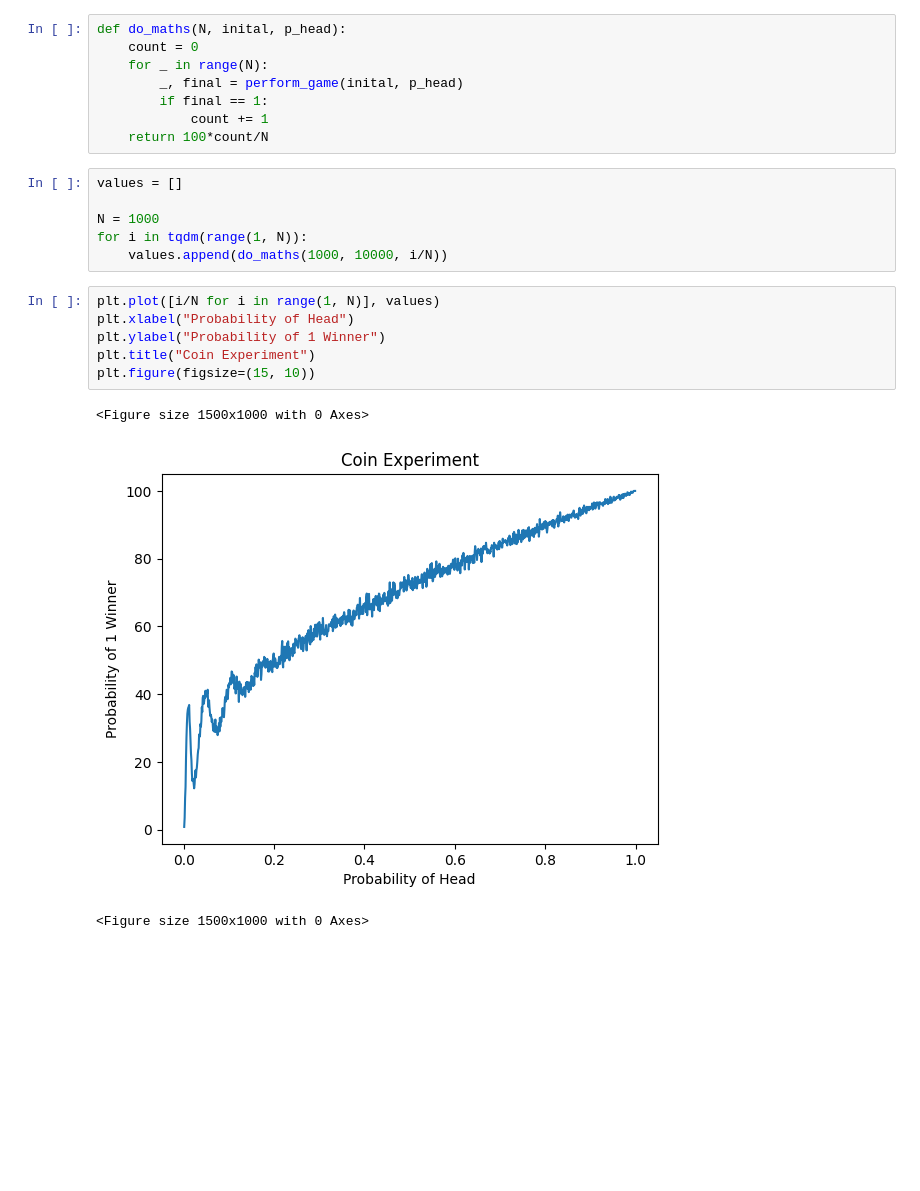
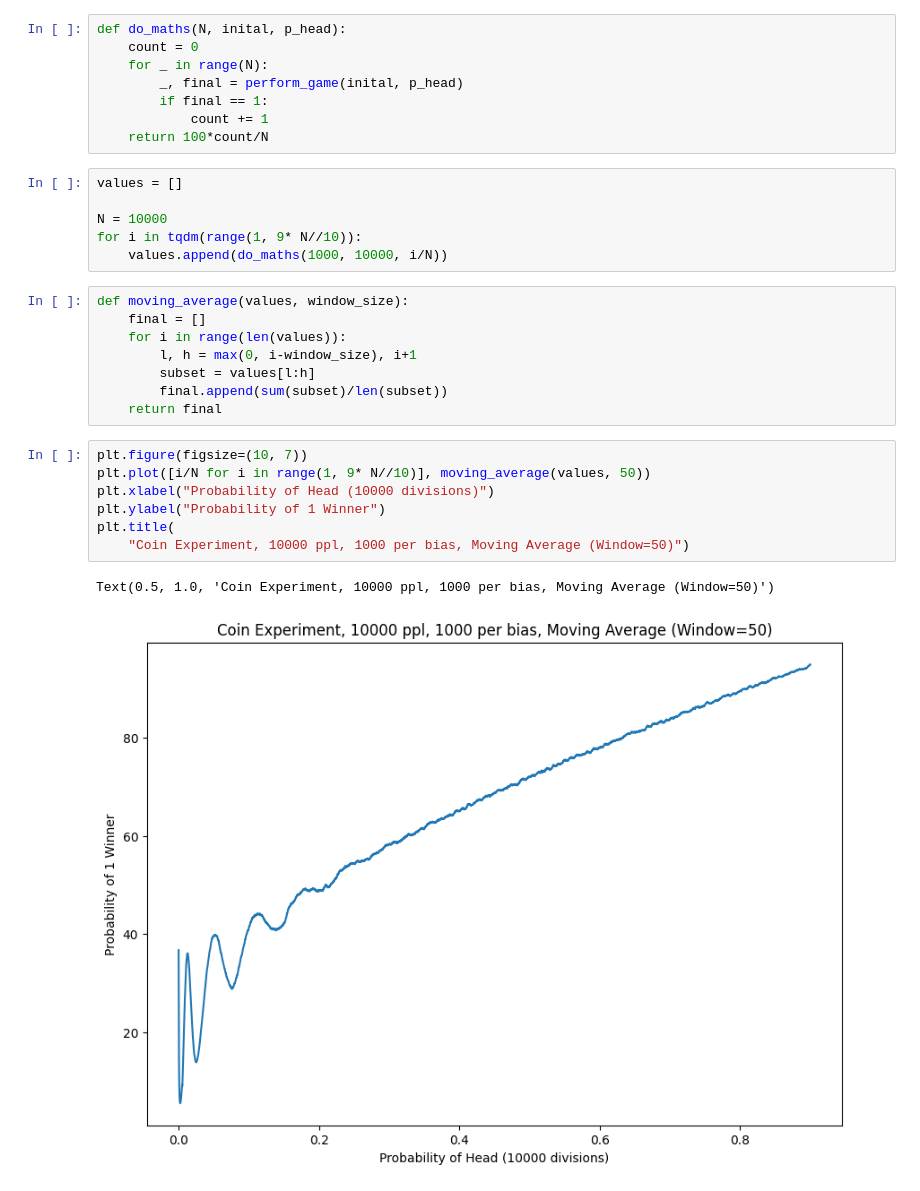
Before and after one commit to shashankp28/MyLocal, a Jupyter notebook: Python/numbers/probability.ipynb, the cells around one changed output. Drawn from its saved outputs; the diff is of its cells as text; blank space fills up the shorter version.

```diff
--- a/Python/numbers/probability.ipynb
+++ b/Python/numbers/probability.ipynb
@@ -23,16 +25,24 @@ def do_maths(N, inital, p_head):
 # %%
 values = []
 
-N = 1000
-for i in tqdm(range(1, N)):
+N = 10000
+for i in tqdm(range(1, 9* N//10)):
     values.append(do_maths(1000, 10000, i/N))
+# %%
+def moving_average(values, window_size):
+    final = []
+    for i in range(len(values)):
+        l, h = max(0, i-window_size), i+1
+        subset = values[l:h]
+        final.append(sum(subset)/len(subset))
+    return final
 # %%
-plt.plot([i/N for i in range(1, N)], values)
-plt.xlabel("Probability of Head")
+plt.figure(figsize=(10, 7))
+plt.plot([i/N for i in range(1, 9* N//10)], moving_average(values, 50))
+plt.xlabel("Probability of Head (10000 divisions)")
 plt.ylabel("Probability of 1 Winner")
-plt.title("Coin Experiment")
-plt.figure(figsize=(15, 10))
+plt.title(
+    "Coin Experiment, 10000 ppl, 1000 per bias, Moving Average (Window=50)")
 # %% [output]
-<Figure size 1500x1000 with 0 Axes>
+Text(0.5, 1.0, 'Coin Experiment, 10000 ppl, 1000 per bias, Moving Average (Window=50)')
-[figure, old version]
+[figure, new version]
-<Figure size 1500x1000 with 0 Axes>
```
Also changed, not shown: parts of 2 cells of this notebook.
